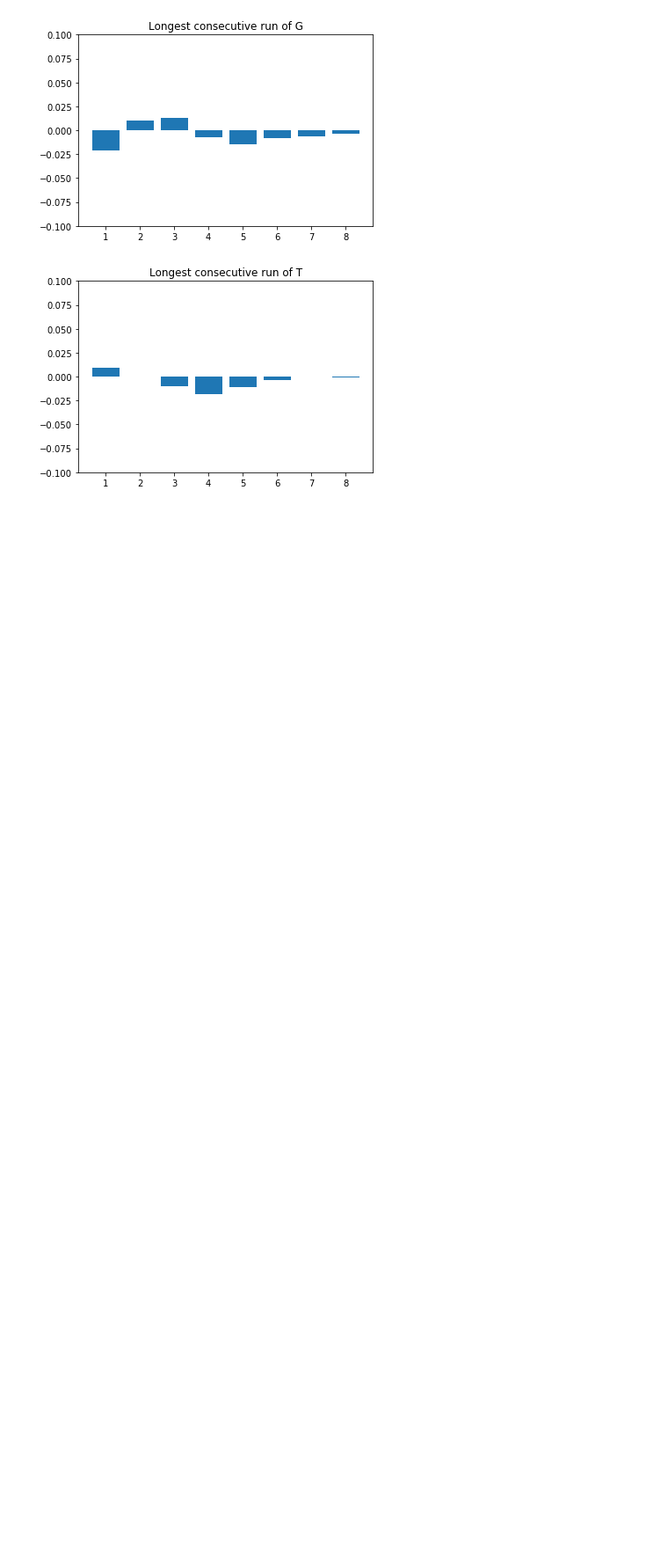
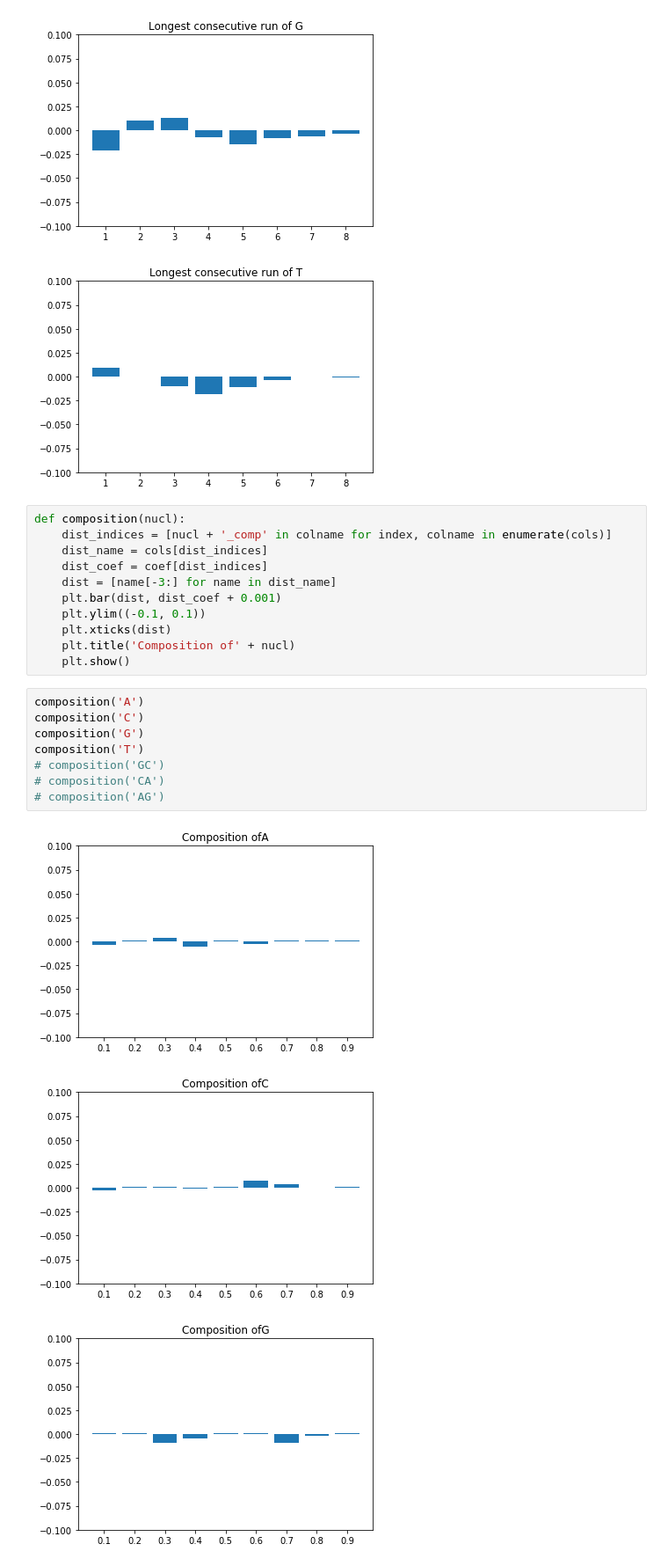
Before and after one commit to AnthonyHein/QCB455Project, a Jupyter notebook: PredictionWeights.ipynb, the cells around one changed output. Shown: that part at 88% size. Saved outputs shown, nothing was run; the diff lists cells and outputs as text; blank space fills up the shorter version.

Commit message:
composition

```diff
--- a/PredictionWeights.ipynb
+++ b/PredictionWeights.ipynb
@@ -187,3 +187,26 @@ longest_run('T')
 [figure]
 [figure]
 [figure]
+# %%
+def composition(nucl):
+    dist_indices = [nucl + '_comp' in colname for index, colname in enumerate(cols)]
+    dist_name = cols[dist_indices]
+    dist_coef = coef[dist_indices]
+    dist = [name[-3:] for name in dist_name]
+    plt.bar(dist, dist_coef + 0.001)
+    plt.ylim((-0.1, 0.1))
+    plt.xticks(dist)
+    plt.title('Composition of' + nucl)
+    plt.show()
+# %%
+composition('A')
+composition('C')
+composition('G')
+composition('T')
+# composition('GC')
+# composition('CA')
+# composition('AG')
+# %% [output]
+[figure, added]
+[figure, added]
+[figure, added]
```
Also changed, not shown: parts of 1 cell of this notebook.
